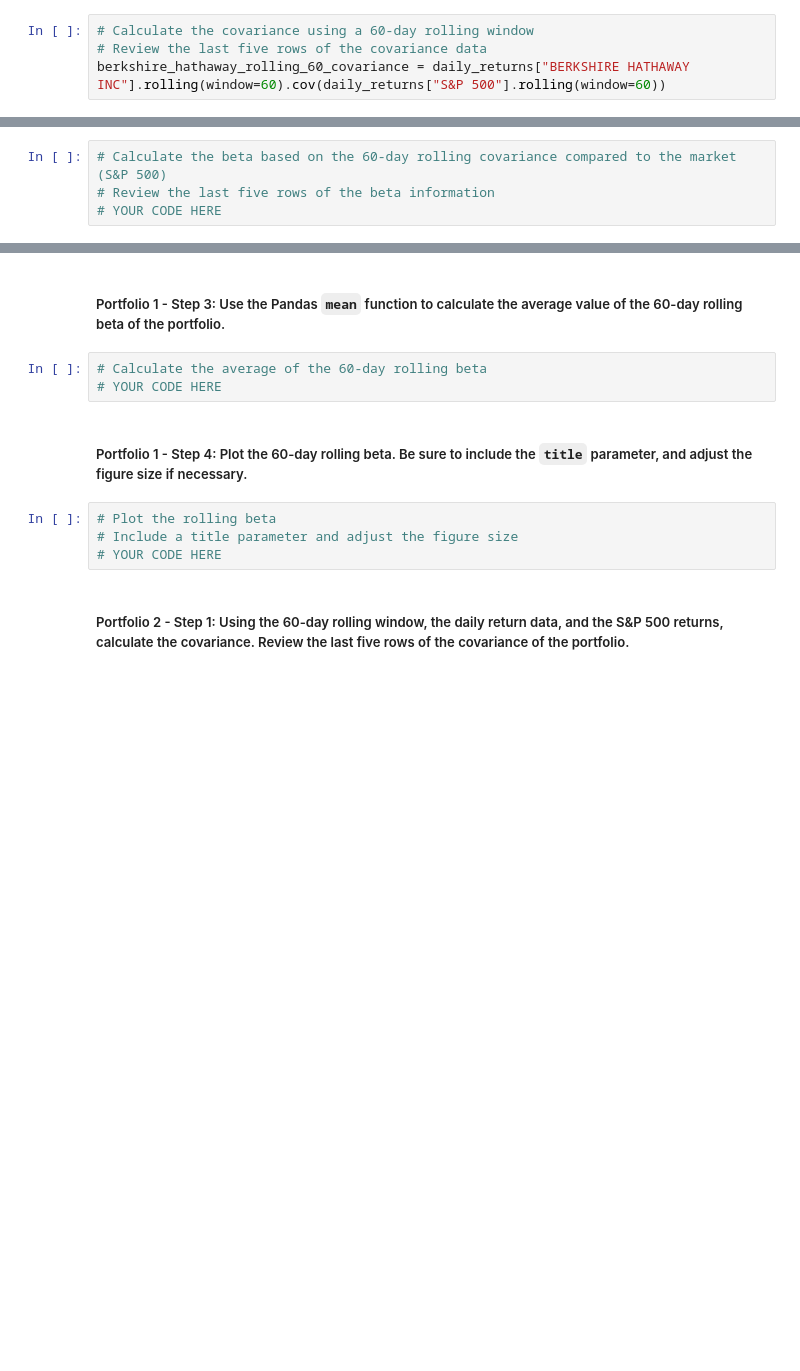
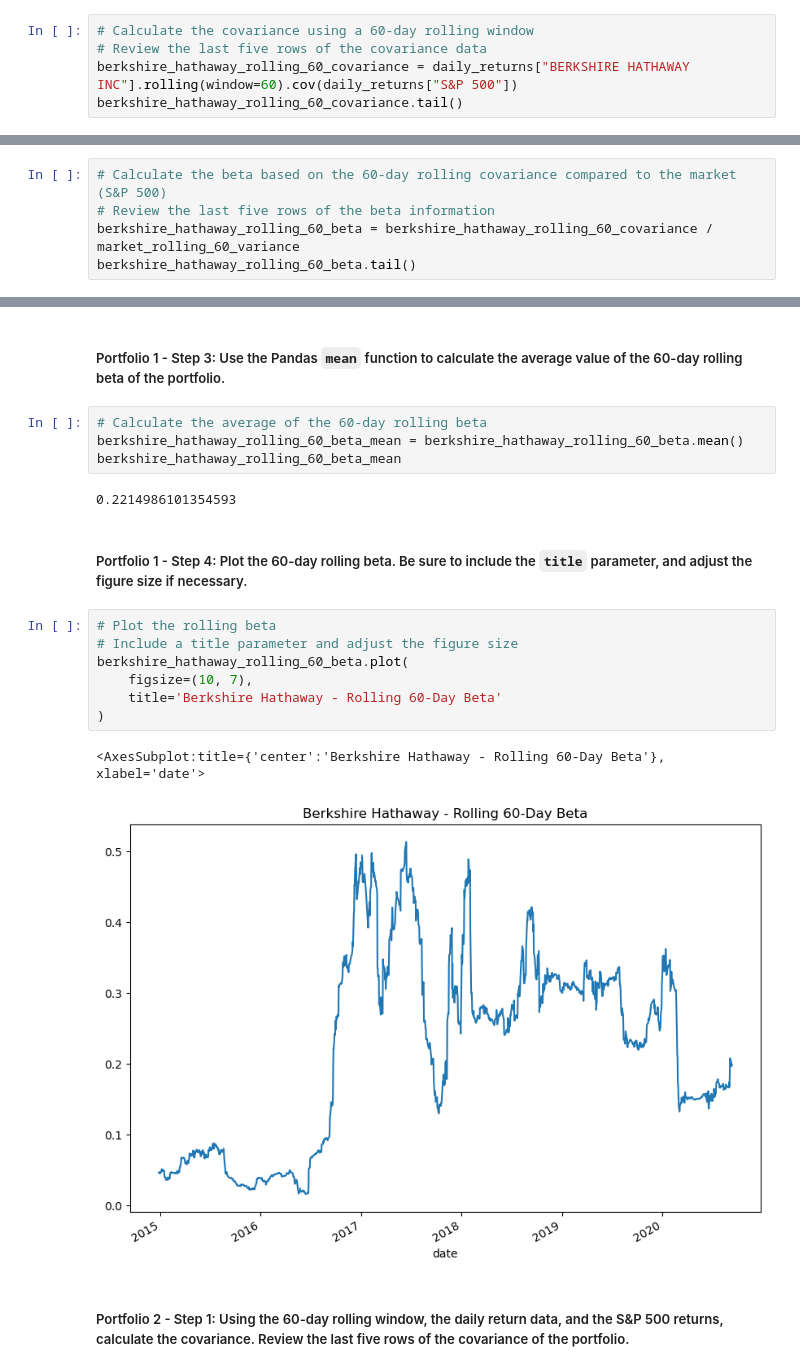
Before and after one commit to rachelphillips1/FinTech-Mod4-Challenge, a Jupyter notebook: risk_return_analysis.ipynb, the cells around one changed output, grey strips where cells are left out. Drawn from its saved outputs; the diff is of its cells as text; blank space fills up the shorter version.

```diff
--- a/risk_return_analysis.ipynb
+++ b/risk_return_analysis.ipynb
@@ -377,5 +377,6 @@ Name: S&P 500, dtype: float64
 # %%
 # Calculate the covariance using a 60-day rolling window
 # Review the last five rows of the covariance data
-berkshire_hathaway_rolling_60_covariance = daily_returns["BERKSHIRE HATHAWAY INC"].rolling(window=60).cov(daily_returns["S&P 500"].rolling(window=60))
+berkshire_hathaway_rolling_60_covariance = daily_returns["BERKSHIRE HATHAWAY INC"].rolling(window=60).cov(daily_returns["S&P 500"])
+berkshire_hathaway_rolling_60_covariance.tail()
 # %% [output]
@@ -385,4 +392,5 @@ ValueError: other must be a DataFrame or Series
 # %%
 # Calculate the beta based on the 60-day rolling covariance compared to the market (S&P 500)
 # Review the last five rows of the beta information
-# YOUR CODE HERE
+berkshire_hathaway_rolling_60_beta = berkshire_hathaway_rolling_60_covariance / market_rolling_60_variance
+berkshire_hathaway_rolling_60_beta.tail()
@@ -390,13 +406,22 @@ ValueError: other must be a DataFrame or Series
 ##### Portfolio 1 - Step 3: Use the Pandas `mean` function to calculate the average value of the 60-day rolling beta of the portfolio.
 # %%
 # Calculate the average of the 60-day rolling beta
-# YOUR CODE HERE
+berkshire_hathaway_rolling_60_beta_mean = berkshire_hathaway_rolling_60_beta.mean()
+berkshire_hathaway_rolling_60_beta_mean
+# %% [output]
+0.2214986101354593
 # %% [markdown]
 ##### Portfolio 1 - Step 4: Plot the 60-day rolling beta. Be sure to include the `title` parameter, and adjust the figure size if necessary.
 # %%
 # Plot the rolling beta
 # Include a title parameter and adjust the figure size
-# YOUR CODE HERE
+berkshire_hathaway_rolling_60_beta.plot(
+    figsize=(10, 7),
+    title='Berkshire Hathaway - Rolling 60-Day Beta'
+)
+# %% [output]
+<AxesSubplot:title={'center':'Berkshire Hathaway - Rolling 60-Day Beta'}, xlabel='date'>
+[figure, added]
 # %% [markdown]
 ##### Portfolio 2 - Step 1: Using the 60-day rolling window, the daily return data, and the S&P 500 returns, calculate the covariance. Review the last five rows of the covariance of the portfolio.
 # %%
```
Also changed, not shown: parts of 8 cells of this notebook.
